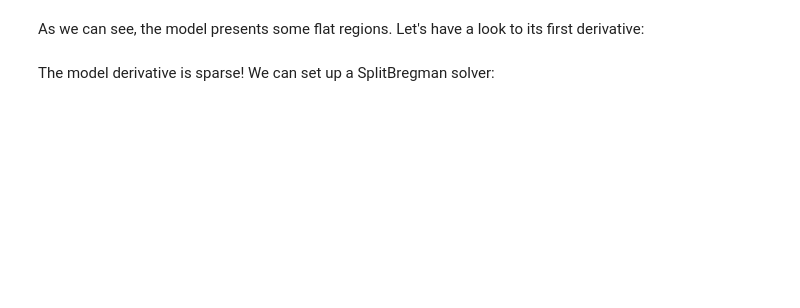
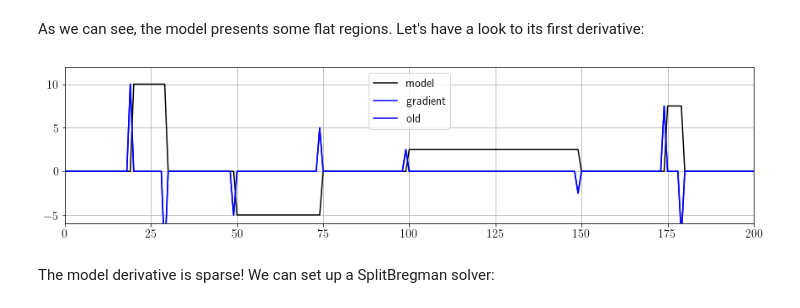
Before and after one commit to fpicetti/occamypy, a Jupyter notebook: tutorials/SplitBregman Examples.ipynb, the cells around one changed output. Saved outputs shown, nothing was run; the diff lists cells and outputs as text; code cells hidden in the pictures; blank space fills up the shorter version.

```diff
--- a/tutorials/SplitBregman Examples.ipynb
+++ b/tutorials/SplitBregman Examples.ipynb
@@ -186,14 +206,14 @@ The deconvolution problem aims at recovering the sharp model, and this is done b
 # %%
 # create the true model
 nx = 201
-x = pyVec.vectorIC(np.zeros((nx,), dtype=np.float32)).zero()
+x = occamypy.VectorIC((nx,)).zero()
 x.getNdArray()[20:30] = 10.
 x.getNdArray()[50:75] = -5.
 x.getNdArray()[100:150] = 2.5
 x.getNdArray()[175:180] = 7.5
 
 # instantiate the blurring operator
-G = NpOp.GaussianFilter(x, 2.0)
+G = occamypy.GaussianFilter(x, 2.0)
 
 # simulate data
 y = G * x
@@ -215,13 +234,22 @@ Dx = TV * x
+# %%
+D = occamypy.FirstDerivative(x, stencil='forward')
+Dold = occamypy.operator.linear.FirstDerivativeOld(x)
+Dx = D * x
+Doldx = Dold * x
 # %%
 fig, ax = plt.subplots(figsize=(12, 3))
 plt.plot(x.getNdArray(), 'k',  label='model')
 plt.plot(Dx.getNdArray(), 'b',  label='gradient')
+plt.plot(Doldx.getNdArray(), 'b',  label='old')
 ax.autoscale(enable=True, axis='x', tight=True)
 plt.ylim(-6, 12)
 plt.legend()
 plt.grid(True)
 plt.tight_layout(.5)
+plt.savefig('Dx.pdf')
 plt.show()
+# %% [output]
+[figure, added]
 # %% [markdown]
 The model derivative is sparse! We can set up a SplitBregman solver:
 # %%
```
Also changed, not shown: parts of 19 cells of this notebook.
